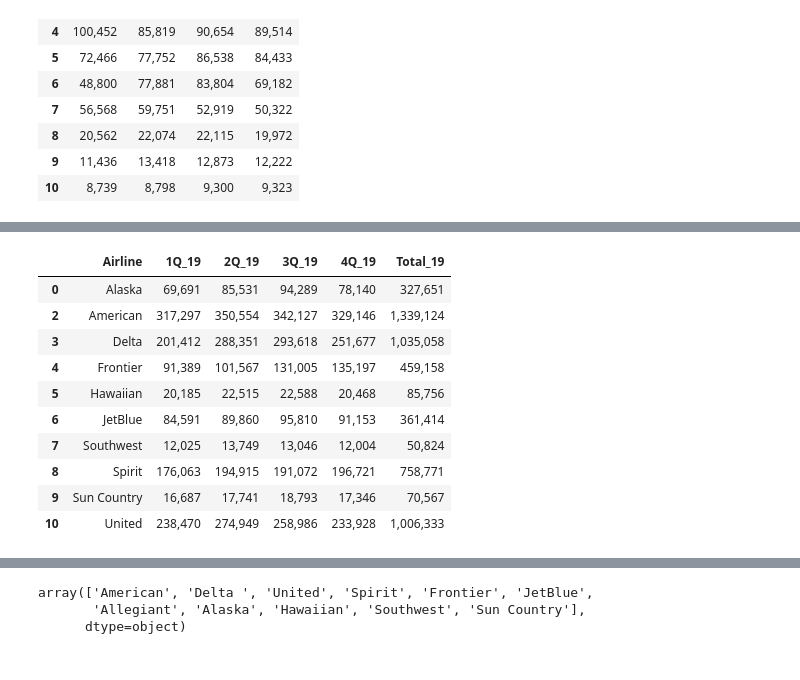
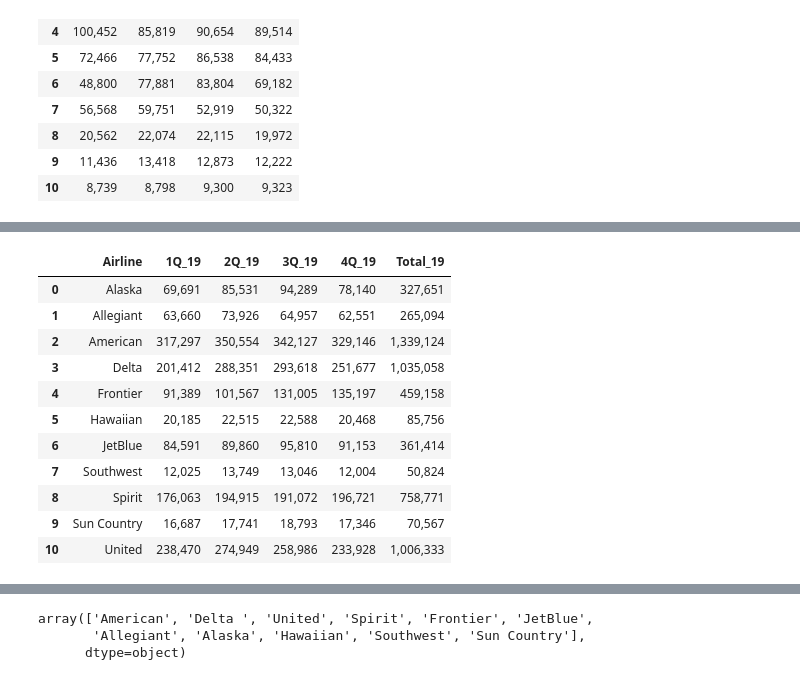
Before and after one commit to marcum531/Project1, a Jupyter notebook: Baggage_Fees.ipynb, the cells around one changed output, grey strips where cells are left out. Drawn from its saved outputs; the diff is of its cells as text; code cells hidden in the pictures.

```diff
--- a/Baggage_Fees.ipynb
+++ b/Baggage_Fees.ipynb
@@ -344,9 +350,10 @@ plt.show()
 # %%
-fees19_dfa = fees19_df.drop([11, 1])
+fees19_dfa = fees19_df.drop([11])
 fees19_dfa
 # %% [output]
 |  | Airline | 1Q_19 | 2Q_19 | 3Q_19 | 4Q_19 | Total_19 |
 | 0 | Alaska | 69,691 | 85,531 | 94,289 | 78,140 | 327,651 |
+| 1 | Allegiant | 63,660 | 73,926 | 64,957 | 62,551 | 265,094 |
 | 2 | American | 317,297 | 350,554 | 342,127 | 329,146 | 1,339,124 |
 | 3 | Delta | 201,412 | 288,351 | 293,618 | 251,677 | 1,035,058 |
 | 4 | Frontier | 91,389 | 101,567 | 131,005 | 135,197 | 459,158 |
```
Also changed, not shown: parts of 12 cells of this notebook.
